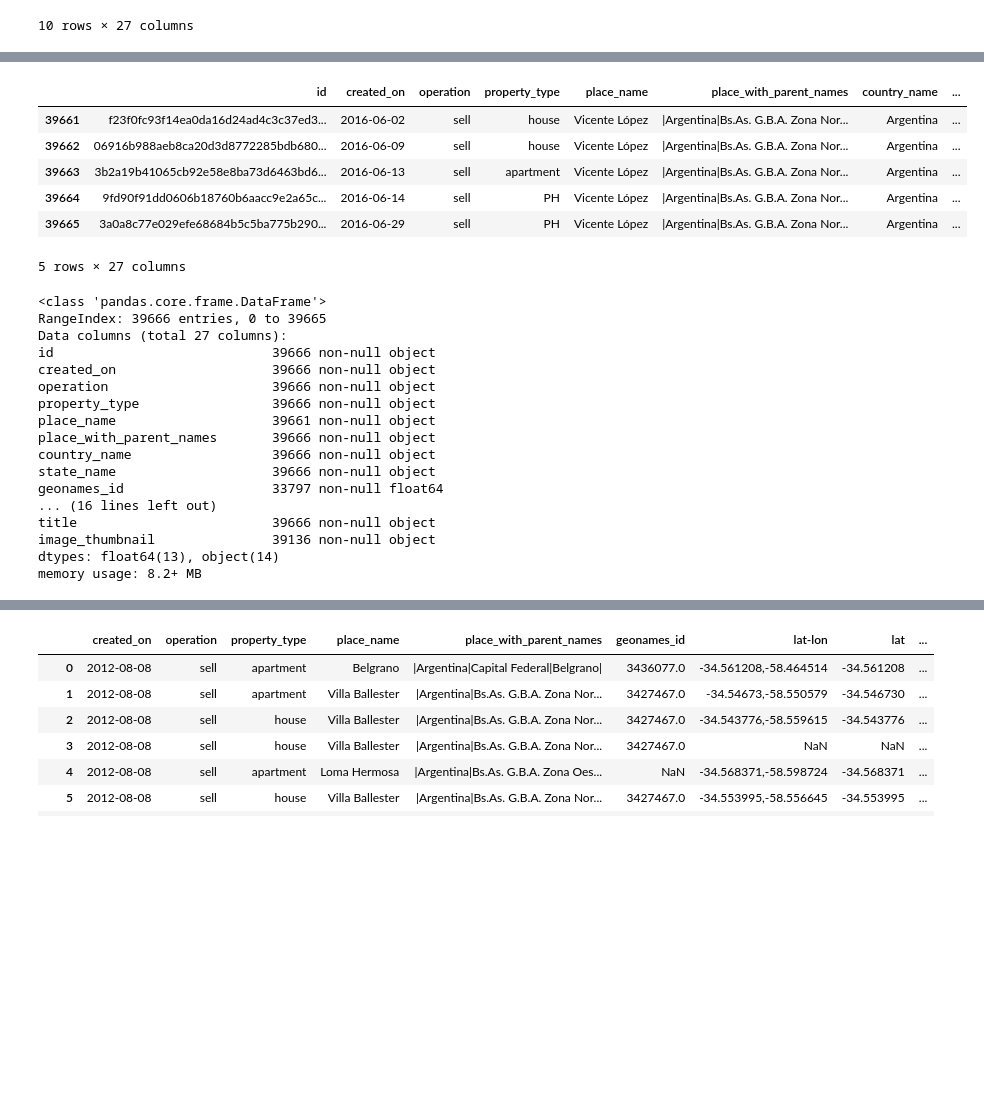
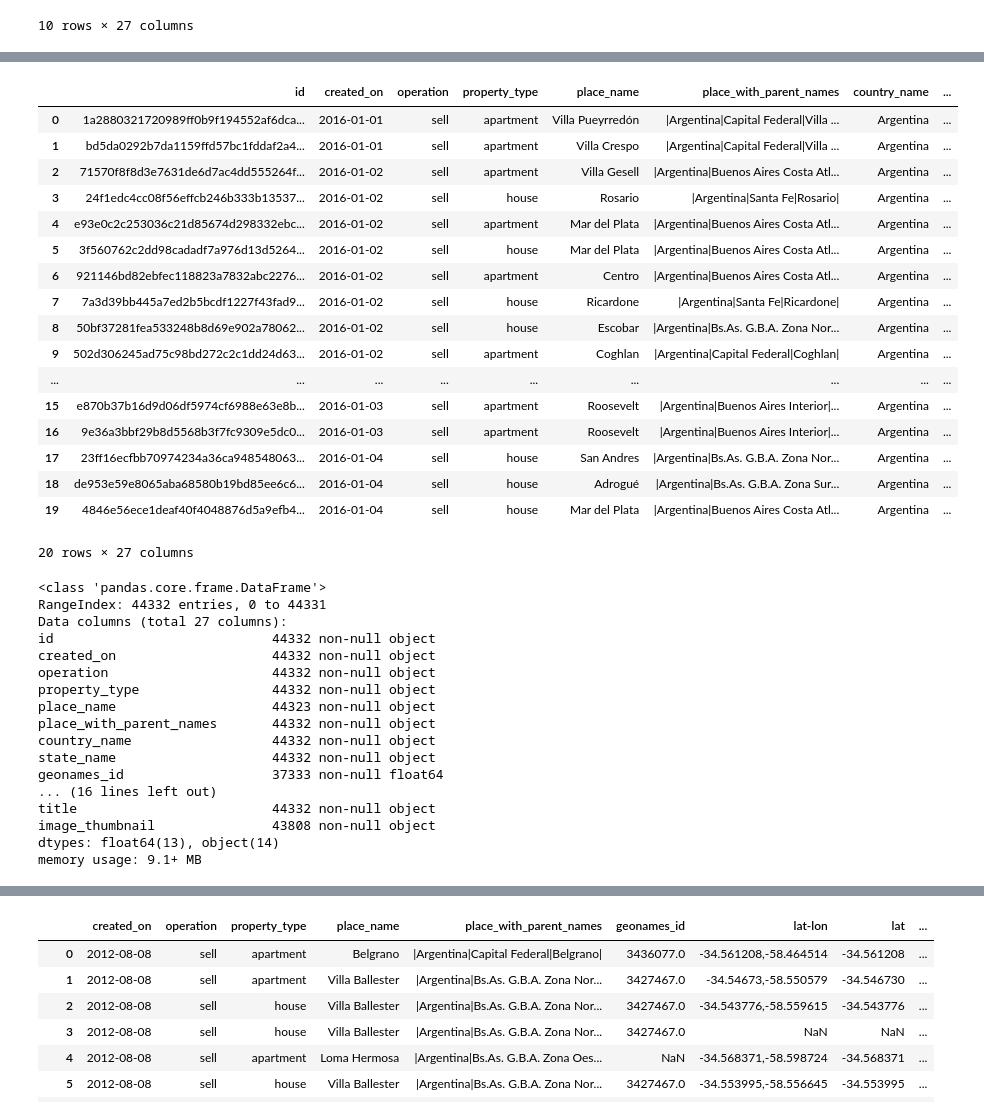
Before and after one commit to nicolaslongo/datos-TP1, a Jupyter notebook: TP1.ipynb, the cells around one changed output, grey strips where cells are left out. Saved outputs shown, nothing was run; the diff lists cells and outputs as text; code cells hidden in the pictures; blank space fills up the shorter version.

```diff
--- a/TP1.ipynb
+++ b/TP1.ipynb
@@ -174,38 +91,49 @@ image_thumbnail               59231 non-null object
 dtypes: float64(13), object(14)
 memory usage: 12.3+ MB
 # %%
-# desde 01-01-2016 - 29/06/2016
-pev3 = pd.read_csv('properties/properati-AR-2016-06-01-properties-sell.csv')
-pev3.tail(5)
+# desde 01-01-2016 - 29/07/2016
+pev3 = pd.read_csv('properties/properati-AR-2016-07-01-properties-sell.csv')
+pev3.head(20)
 # %% [output]
 |  | id | created_on | operation | property_type | place_name | place_with_parent_names | country_name | ... |
-| 39661 | f23f0fc93f14ea0da16d24ad4c3c37ed3... | 2016-06-02 | sell | house | Vicente López | |Argentina|Bs.As. G.B.A. Zona Nor... | Argentina | ... |
-| 39662 | 06916b988aeb8ca20d3d8772285bdb680... | 2016-06-09 | sell | house | Vicente López | |Argentina|Bs.As. G.B.A. Zona Nor... | Argentina | ... |
-| 39663 | 3b2a19b41065cb92e58e8ba73d6463bd6... | 2016-06-13 | sell | apartment | Vicente López | |Argentina|Bs.As. G.B.A. Zona Nor... | Argentina | ... |
-| 39664 | 9fd90f91dd0606b18760b6aacc9e2a65c... | 2016-06-14 | sell | PH | Vicente López | |Argentina|Bs.As. G.B.A. Zona Nor... | Argentina | ... |
-| 39665 | 3a0a8c77e029efe68684b5c5ba775b290... | 2016-06-29 | sell | PH | Vicente López | |Argentina|Bs.As. G.B.A. Zona Nor... | Argentina | ... |
+| 0 | 1a2880321720989ff0b9f194552af6dca... | 2016-01-01 | sell | apartment | Villa Pueyrredón | |Argentina|Capital Federal|Villa ... | Argentina | ... |
+| 1 | bd5da0292b7da1159ffd57bc1fddaf2a4... | 2016-01-01 | sell | apartment | Villa Crespo | |Argentina|Capital Federal|Villa ... | Argentina | ... |
+| 2 | 71570f8f8d3e7631de6d7ac4dd555264f... | 2016-01-02 | sell | apartment | Villa Gesell | |Argentina|Buenos Aires Costa Atl... | Argentina | ... |
+| 3 | 24f1edc4cc08f56effcb246b333b13537... | 2016-01-02 | sell | house | Rosario | |Argentina|Santa Fe|Rosario| | Argentina | ... |
+| 4 | e93e0c2c253036c21d85674d298332ebc... | 2016-01-02 | sell | apartment | Mar del Plata | |Argentina|Buenos Aires Costa Atl... | Argentina | ... |
+| 5 | 3f560762c2dd98cadadf7a976d13d5264... | 2016-01-02 | sell | house | Mar del Plata | |Argentina|Buenos Aires Costa Atl... | Argentina | ... |
+| 6 | 921146bd82ebfec118823a7832abc2276... | 2016-01-02 | sell | apartment | Centro | |Argentina|Buenos Aires Costa Atl... | Argentina | ... |
+| 7 | 7a3d39bb445a7ed2b5bcdf1227f43fad9... | 2016-01-02 | sell | house | Ricardone | |Argentina|Santa Fe|Ricardone| | Argentina | ... |
+| 8 | 50bf37281fea533248b8d69e902a78062... | 2016-01-02 | sell | house | Escobar | |Argentina|Bs.As. G.B.A. Zona Nor... | Argentina | ... |
+| 9 | 502d306245ad75c98bd272c2c1dd24d63... | 2016-01-02 | sell | apartment | Coghlan | |Argentina|Capital Federal|Coghlan| | Argentina | ... |
+| ... | ... | ... | ... | ... | ... | ... | ... | ... |
+| 15 | e870b37b16d9d06df5974cf6988e63e8b... | 2016-01-03 | sell | apartment | Roosevelt | |Argentina|Buenos Aires Interior|... | Argentina | ... |
+| 16 | 9e36a3bbf29b8d5568b3f7fc9309e5dc0... | 2016-01-03 | sell | apartment | Roosevelt | |Argentina|Buenos Aires Interior|... | Argentina | ... |
+| 17 | 23ff16ecfbb70974234a36ca948548063... | 2016-01-04 | sell | house | San Andres | |Argentina|Bs.As. G.B.A. Zona Nor... | Argentina | ... |
+| 18 | de953e59e8065aba68580b19bd85ee6c6... | 2016-01-04 | sell | house | Adrogué | |Argentina|Bs.As. G.B.A. Zona Sur... | Argentina | ... |
+| 19 | 4846e56ece1deaf40f4048876d5a9efb4... | 2016-01-04 | sell | house | Mar del Plata | |Argentina|Buenos Aires Costa Atl... | Argentina | ... |
-5 rows × 27 columns
+20 rows × 27 columns
 # %%
-#39mil observaciones
+#44mil observaciones
 pev3.info()
 # %% [output]
 <class 'pandas.core.frame.DataFrame'>
-RangeIndex: 39666 entries, 0 to 39665
+RangeIndex: 44332 entries, 0 to 44331
 Data columns (total 27 columns):
-id                            39666 non-null object
-created_on                    39666 non-null object
-operation                     39666 non-null object
-property_type                 39666 non-null object
-place_name                    39661 non-null object
-place_with_parent_names       39666 non-null object
-country_name                  39666 non-null object
-state_name                    39666 non-null object
-geonames_id                   33797 non-null float64
+id                            44332 non-null object
+created_on                    44332 non-null object
+operation                     44332 non-null object
+property_type                 44332 non-null object
+place_name                    44323 non-null object
+place_with_parent_names       44332 non-null object
+country_name                  44332 non-null object
+state_name                    44332 non-null object
+geonames_id                   37333 non-null float64
 ... (16 lines left out)
-title                         39666 non-null object
-image_thumbnail               39136 non-null object
+title                         44332 non-null object
+image_thumbnail               43808 non-null object
 dtypes: float64(13), object(14)
-memory usage: 8.2+ MB
+memory usage: 9.1+ MB
 # %%
 # desde 09/01/2015- 21/03/2016
 pev4 = pd.read_csv('properties/properati-AR-2016-03-01-properties-sell-six_months.csv')
```
Also changed, not shown: parts of 19 cells of this notebook.
